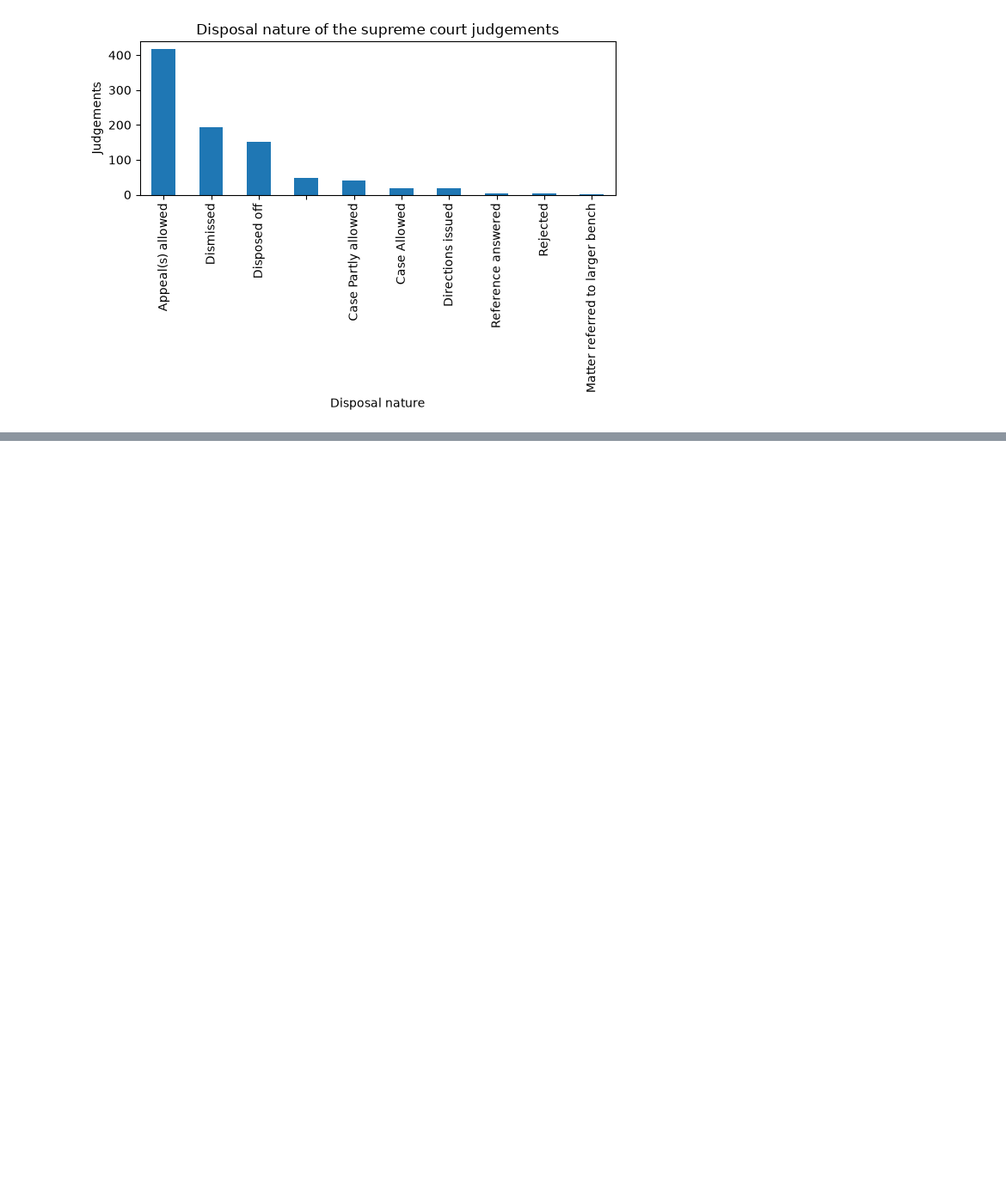
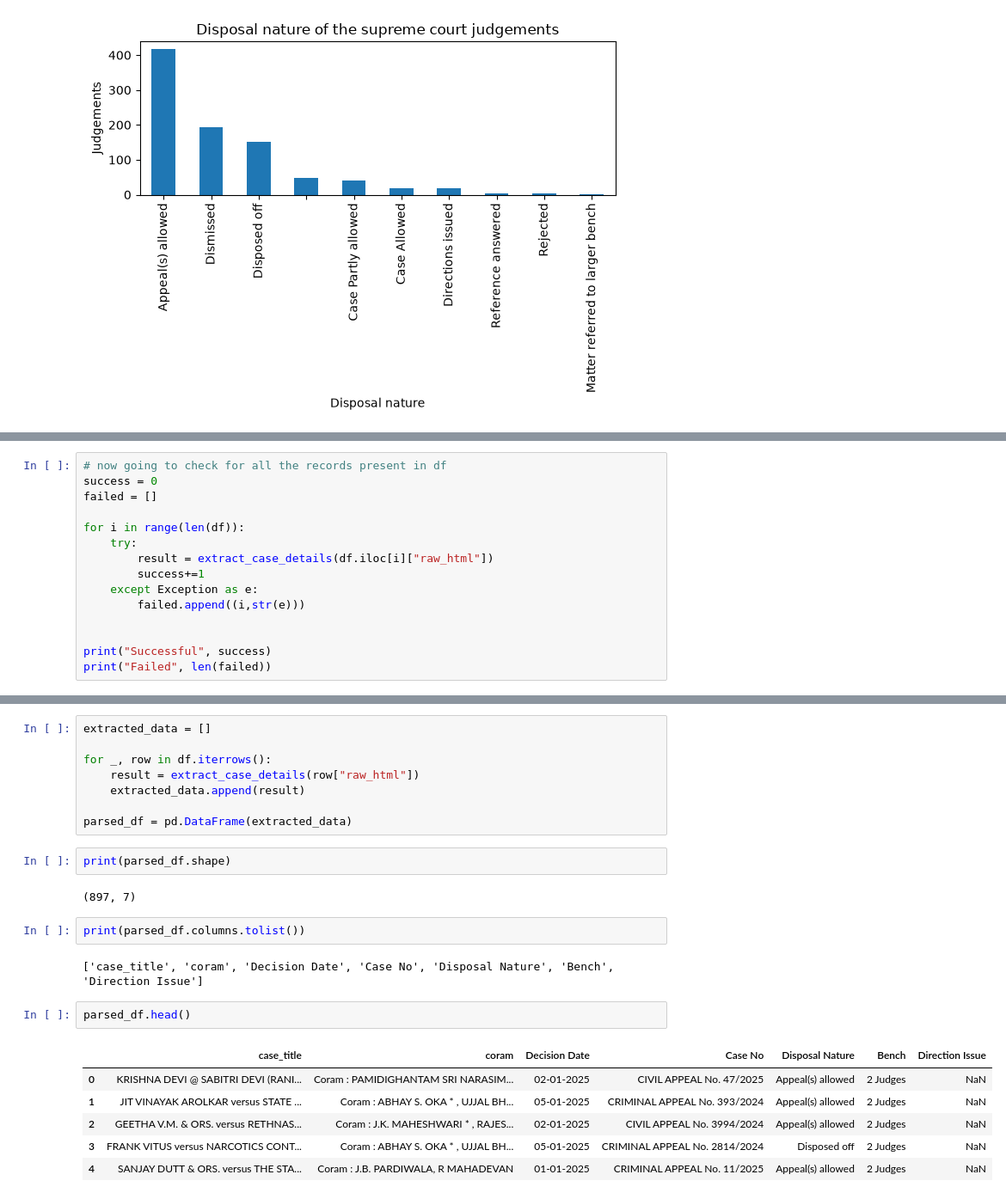
Before and after one commit to ArpitDoof/NyayLens, a Jupyter notebook: notebooks/01_data_exploration.ipynb, the cells around one changed output, grey strips where cells are left out. Shown at 86% size. Saved outputs shown, nothing was run; the diff lists cells and outputs as text; blank space fills up the shorter version.

```diff
--- a/notebooks/01_data_exploration.ipynb
+++ b/notebooks/01_data_exploration.ipynb
@@ -423,0 +461,15 @@ plt.show()
+# %%
+# now going to check for all the records present in df
+success = 0
+failed = []
+
+for i in range(len(df)):
+    try:
+        result = extract_case_details(df.iloc[i]["raw_html"])
+        success+=1
+    except Exception as e:
+        failed.append((i,str(e)))
+
+
+print("Successful", success)
+print("Failed", len(failed))
@@ -423,0 +506,25 @@ plt.show()
+# %%
+extracted_data = []
+
+for _, row in df.iterrows():
+    result = extract_case_details(row["raw_html"])
+    extracted_data.append(result)
+
+parsed_df = pd.DataFrame(extracted_data)
+# %%
+print(parsed_df.shape)
+# %% [output]
+(897, 7)
+# %%
+print(parsed_df.columns.tolist())
+# %% [output]
+['case_title', 'coram', 'Decision Date', 'Case No', 'Disposal Nature', 'Bench', 'Direction Issue']
+# %%
+parsed_df.head()
+# %% [output]
+|  | case_title | coram | Decision Date | Case No | Disposal Nature | Bench | Direction Issue |
+| 0 | KRISHNA DEVI @ SABITRI DEVI (RANI... | Coram : PAMIDIGHANTAM SRI NARASIM... | 02-01-2025 | CIVIL APPEAL No. 47/2025 | Appeal(s) allowed | 2 Judges | NaN |
+| 1 | JIT VINAYAK AROLKAR versus STATE ... | Coram : ABHAY S. OKA * , UJJAL BH... | 05-01-2025 | CRIMINAL APPEAL No. 393/2024 | Appeal(s) allowed | 2 Judges | NaN |
+| 2 | GEETHA V.M. & ORS. versus RETHNAS... | Coram : J.K. MAHESHWARI * , RAJES... | 02-01-2025 | CIVIL APPEAL No. 3994/2024 | Appeal(s) allowed | 2 Judges | NaN |
+| 3 | FRANK VITUS versus NARCOTICS CONT... | Coram : ABHAY S. OKA * , UJJAL BH... | 05-01-2025 | CRIMINAL APPEAL No. 2814/2024 | Disposed off | 2 Judges | NaN |
+| 4 | SANJAY DUTT & ORS. versus THE STA... | Coram : J.B. PARDIWALA, R MAHADEVAN | 01-01-2025 | CRIMINAL APPEAL No. 11/2025 | Appeal(s) allowed | 2 Judges | NaN |
```
Also changed, not shown: parts of 30 cells of this notebook.
